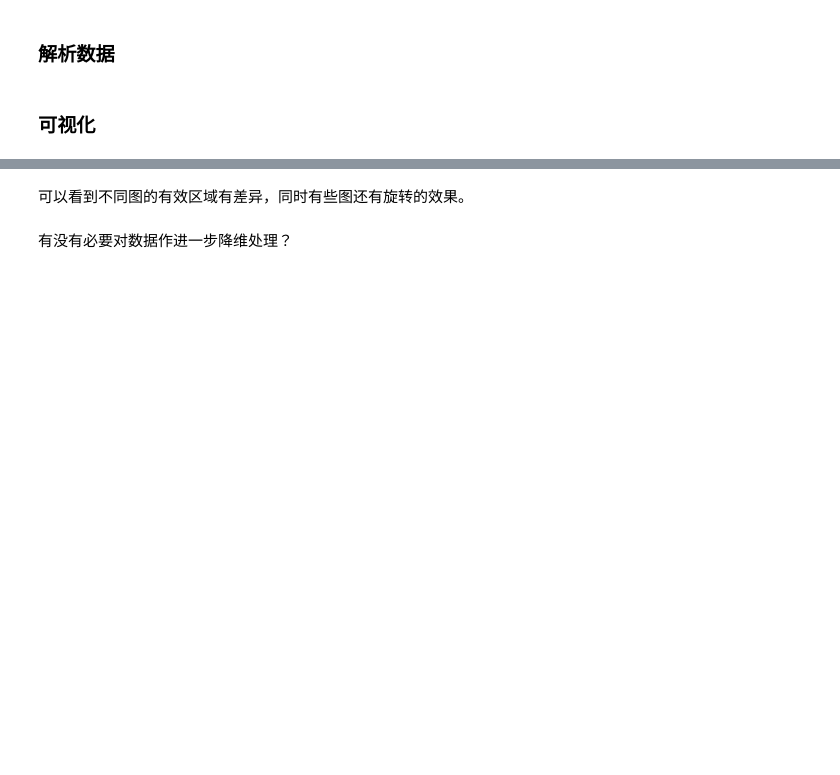
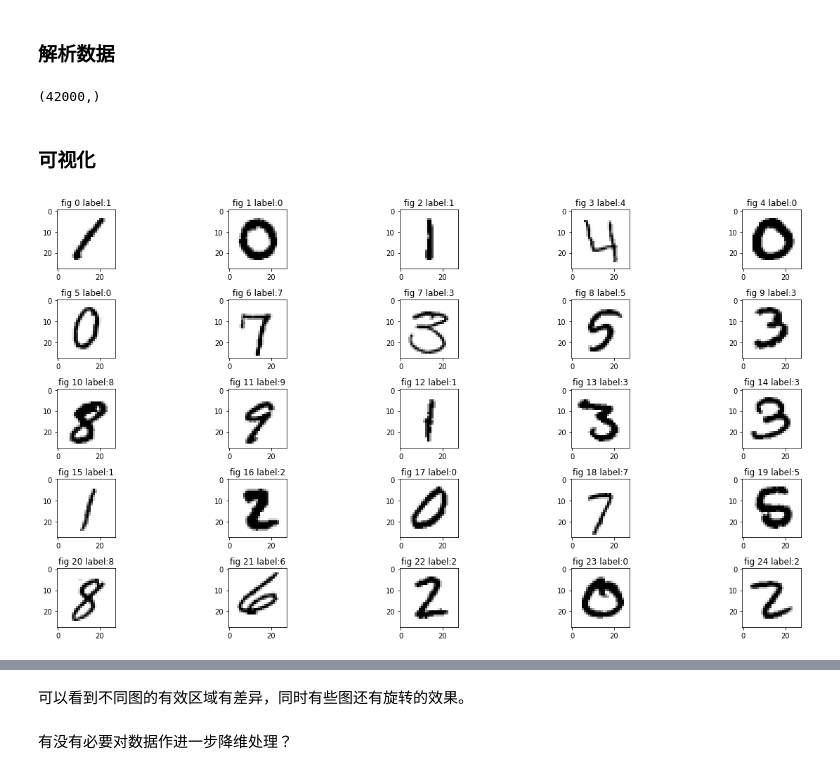
Before and after one commit to youlingman/ML-Playground, a Jupyter notebook: Digit Recognizer/digit-recognizer .ipynb, the cells around one changed output, grey strips where cells are left out. Drawn from its saved outputs; the diff is of its cells as text; code cells hidden in the pictures; blank space fills up the shorter version.

```diff
--- a/Digit Recognizer/digit-recognizer .ipynb
+++ b/Digit Recognizer/digit-recognizer .ipynb
@@ -6,12 +6,16 @@ import math
 # %% [markdown]
 ### 解析数据
 # %%
-data = pd.read_csv('train.csv')
-
-test_data = pd.read_csv('test.csv')
+data = pd.read_csv('./train.csv')
+test_data = pd.read_csv('./test.csv')
 # %%
 train_x = data.drop(['label'], axis=1)
 train_y = data['label']
+# %%
+train_y_5 = (train_y == 5)
+train_y_5.shape
+# %% [output]
+(42000,)
 # %% [markdown]
 ### 可视化
 # %%
@@ -30,13 +34,15 @@ def transformDataFrameFromSeries(data):
 # %%
 # show some fig
 plt.figure(figsize=(18,9))
 for i in range(25):
     ax = plt.subplot2grid((5,5),(i / 5, i % 5))
-    fig_data = test_fig_datas.iloc[i]
+    fig_data = fig_datas.iloc[i]
     ax.imshow(transformDataFrameFromSeries(fig_data), cmap=plt.cm.gray_r)
     plt.title('fig %s label:%s' % (i, label_datas[i]))
 plt.tight_layout()
 plt.show()
+# %% [output]
+[figure, added]
 # %%
 # save some fig
 for i in range(500):
```
Also changed, not shown: parts of 25 cells of this notebook.
